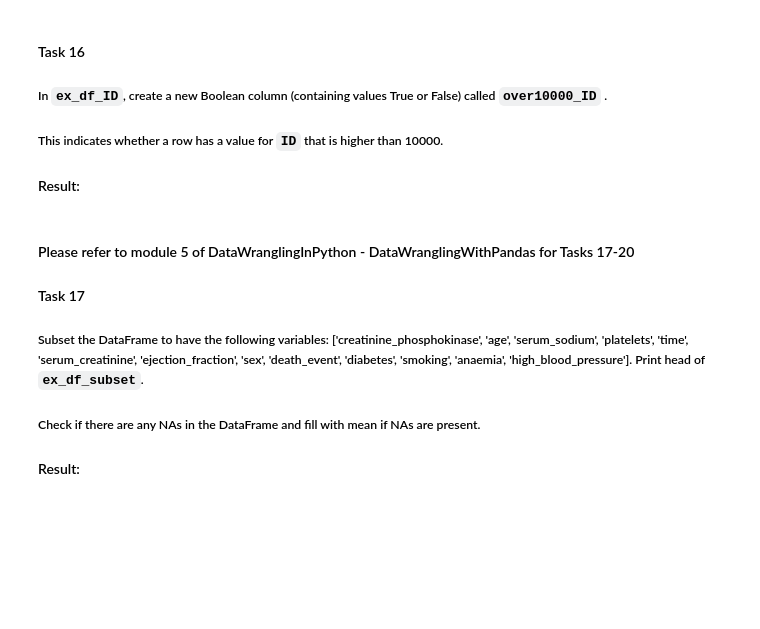
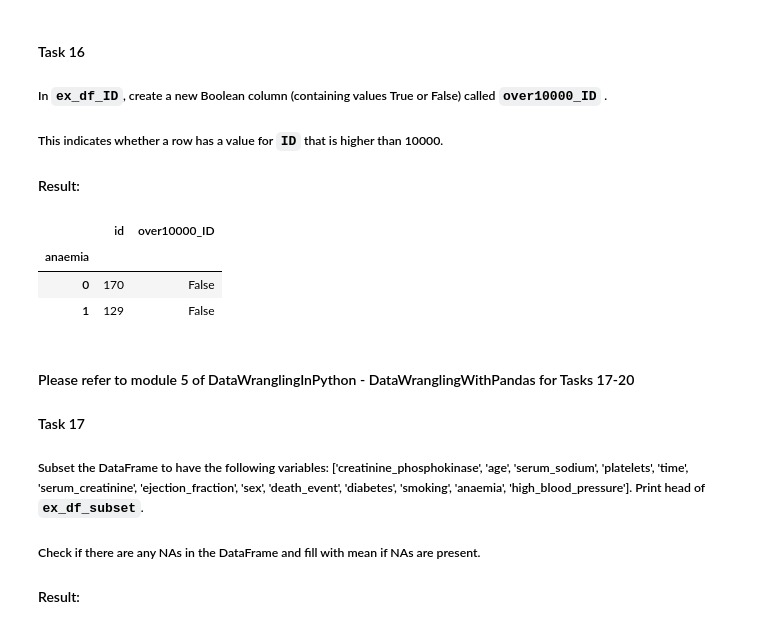
Before and after one commit to michalpiaszczyk/Data-Wrangling-with-Python, a Jupyter notebook: IntermediateDataWrangling/DataWranglingWithPandas/DataWranglingInPython-DataWranglingWithPandas-5-exercises.ipynb, the cells around one changed output. Cells and saved outputs as stored; diff of their text form; code cells hidden in the pictures; blank space fills up the shorter version.

```diff
--- a/IntermediateDataWrangling/DataWranglingWithPandas/DataWranglingInPython-DataWranglingWithPandas-5-exercises.ipynb
+++ b/IntermediateDataWrangling/DataWranglingWithPandas/DataWranglingInPython-DataWranglingWithPandas-5-exercises.ipynb
@@ -521,6 +530,15 @@ anaemia
 ##### In `ex_df_ID`, create a new Boolean column (containing values True or False) called `over10000_ID` .
 ##### This indicates whether a row has a value for `ID` that is higher than 10000.
 #### Result:
+# %%
+ex_df_ID['over10000_ID'] = ex_df_ID['id'] > 10000
+# %%
+ex_df_ID
+# %% [output]
+|  | id | over10000_ID |
+| anaemia |  |  |
+| 0 | 170 | False |
+| 1 | 129 | False |
 # %% [markdown]
 #### Please refer to module 5 of DataWranglingInPython - DataWranglingWithPandas for Tasks 17-20
 #### Task 17
```
Also changed, not shown: parts of 2 cells of this notebook.
